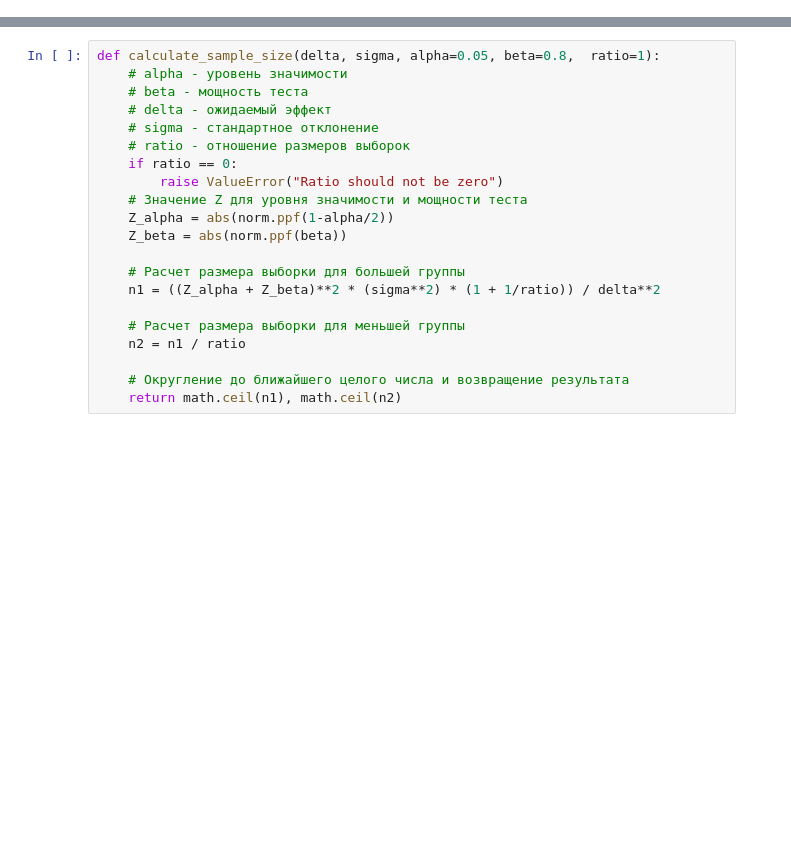
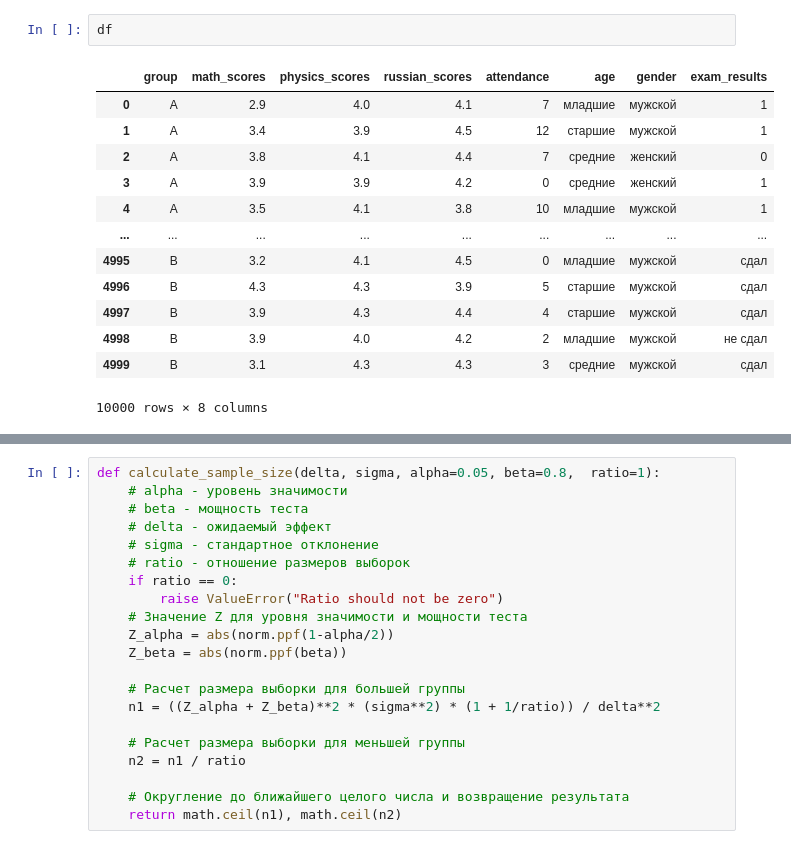
Before and after one commit to valdik04/telegram_helper_for_ab, a Jupyter notebook: generate_dataset.ipynb, the cells around one changed output, grey strips where cells are left out. Saved outputs shown, nothing was run; the diff lists cells and outputs as text; blank space fills up the shorter version.

```diff
--- a/generate_dataset.ipynb
+++ b/generate_dataset.ipynb
@@ -10,0 +103,16 @@ import matplotlib.pyplot as plt
+# %%
+df
+# %% [output]
+|  | group | math_scores | physics_scores | russian_scores | attendance | age | gender | exam_results |
+| 0 | A | 2.9 | 4.0 | 4.1 | 7 | младшие | мужской | 1 |
+| 1 | A | 3.4 | 3.9 | 4.5 | 12 | старшие | мужской | 1 |
+| 2 | A | 3.8 | 4.1 | 4.4 | 7 | средние | женский | 0 |
+| 3 | A | 3.9 | 3.9 | 4.2 | 0 | средние | женский | 1 |
+| 4 | A | 3.5 | 4.1 | 3.8 | 10 | младшие | мужской | 1 |
+| ... | ... | ... | ... | ... | ... | ... | ... | ... |
+| 4995 | B | 3.2 | 4.1 | 4.5 | 0 | младшие | мужской | сдал |
+| 4996 | B | 4.3 | 4.3 | 3.9 | 5 | старшие | мужской | сдал |
+| 4997 | B | 3.9 | 4.3 | 4.4 | 4 | старшие | мужской | сдал |
+| 4998 | B | 3.9 | 4.0 | 4.2 | 2 | младшие | мужской | не сдал |
+| 4999 | B | 3.1 | 4.3 | 4.3 | 3 | средние | мужской | сдал |
+10000 rows × 8 columns
```
Also changed, not shown: parts of 39 cells of this notebook, 6 other files.
